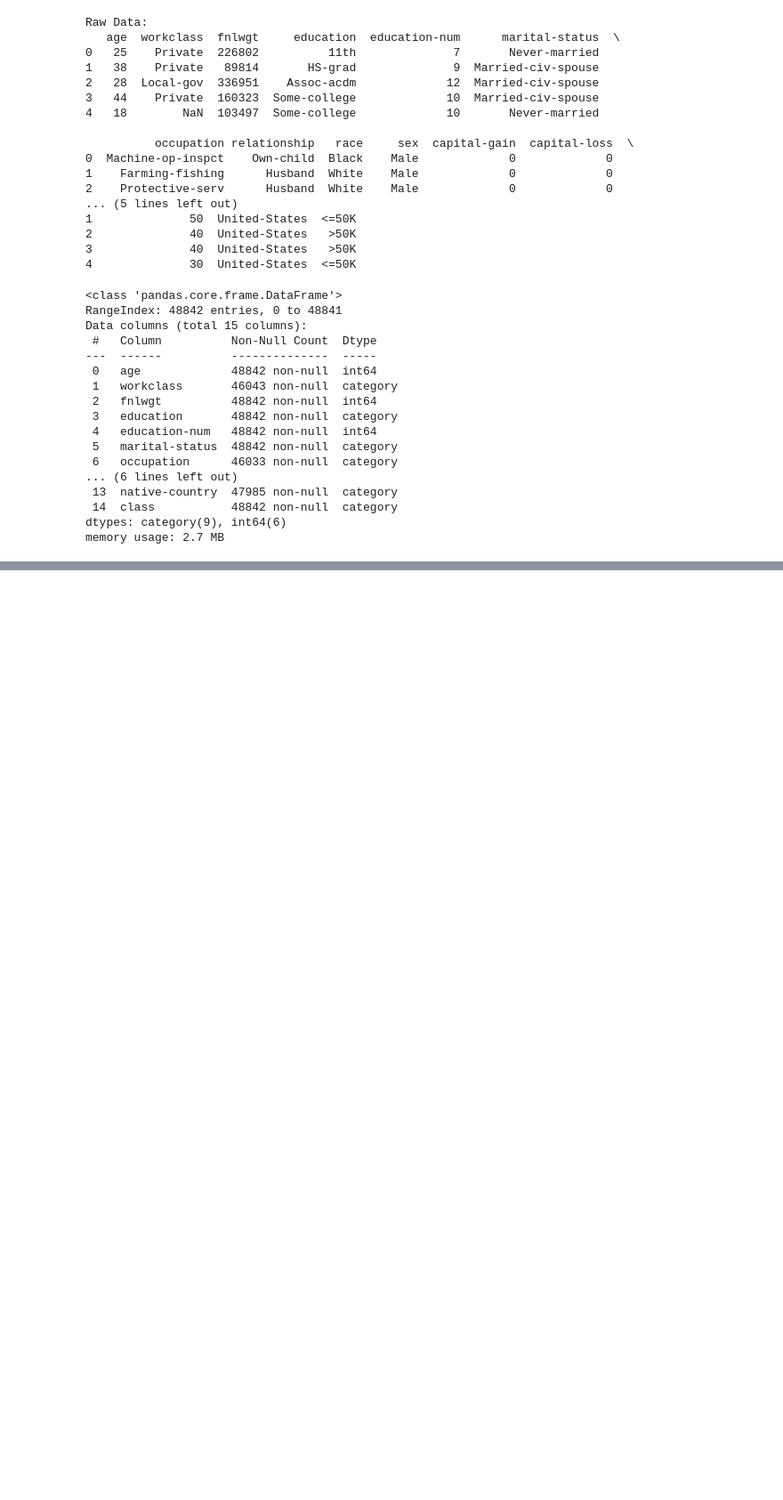
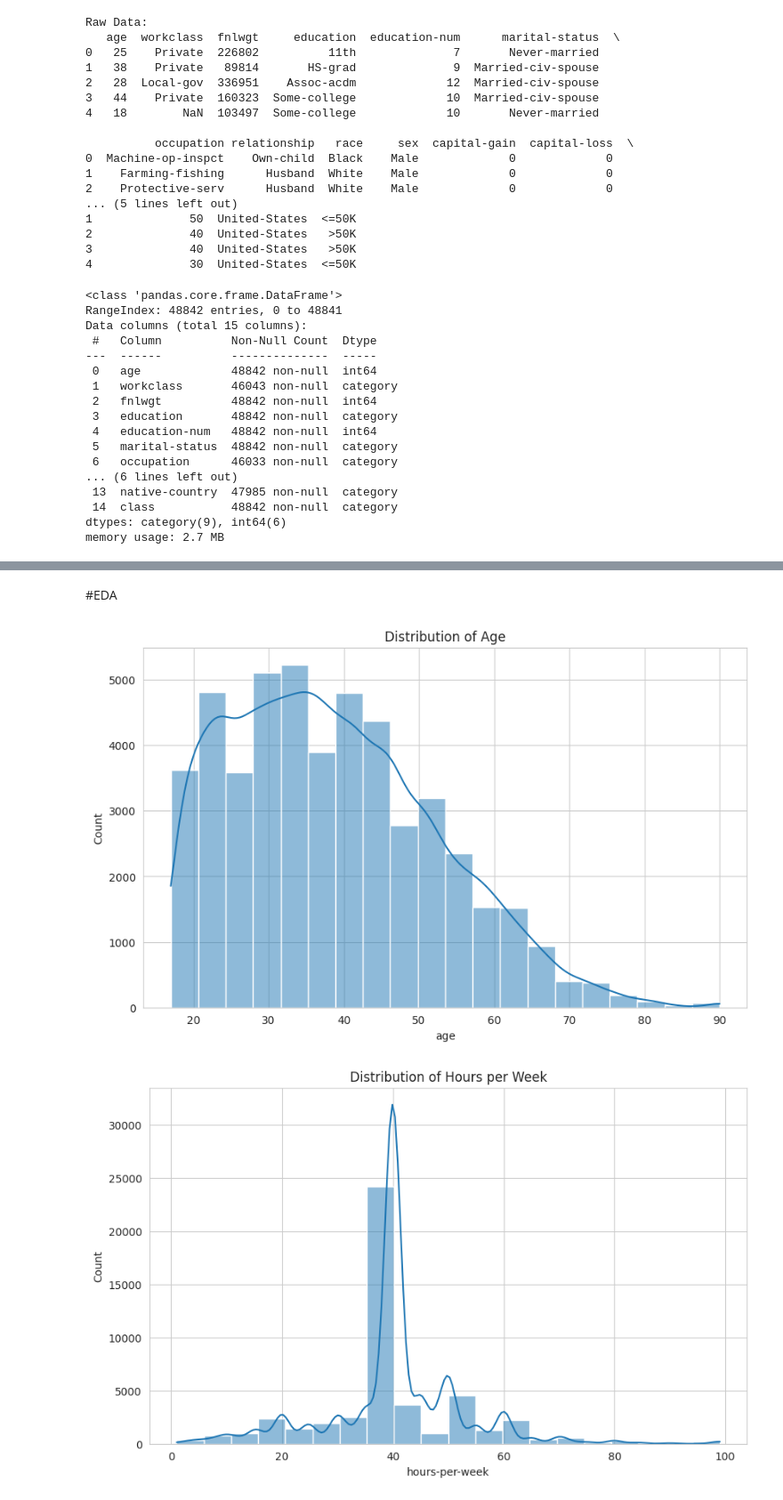
Before and after one commit to Johanhms/Practicas_Python, a Jupyter notebook: EDA_in_Python.ipynb, the cells around one changed output, grey strips where cells are left out. Shown at 89% size. Saved outputs shown, nothing was run; the diff lists cells and outputs as text; code cells hidden in the pictures; blank space fills up the shorter version.

```diff
--- a/EDA_in_Python.ipynb
+++ b/EDA_in_Python.ipynb
@@ -74 +193,3 @@ df.isnull().sum()
 dtype: int64
+# %%
+df['workclass'].fillna(df['workclass'].mode()[0], inplace=True)
@@ -74,0 +203,2 @@ dtype: int64
+# %%
+df['occupation'].fillna(df['occupation'].mode()[0], inplace=True)
@@ -74,0 +212,2 @@ dtype: int64
+# %%
+df['native-country'].fillna(df['native-country'].mode()[0], inplace=True)
@@ -74,0 +240,19 @@ dtype: int64
+# %% [markdown]
+#EDA
+# %%
+import matplotlib.pyplot as plt
+import seaborn as sns
+
+sns.set_style("whitegrid")
+plt.figure(figsize=(10, 6))
+sns.histplot(data=df, x='age', bins=20, kde=True)
+plt.title('Distribution of Age')
+plt.show()
+
+plt.figure(figsize=(10, 6))
+sns.histplot(data=df, x='hours-per-week', bins=20, kde=True)
+plt.title('Distribution of Hours per Week')
+plt.show()
+# %% [output]
+[figure, added]
+[figure, added]
```
Also changed, not shown: parts of 16 cells of this notebook.
